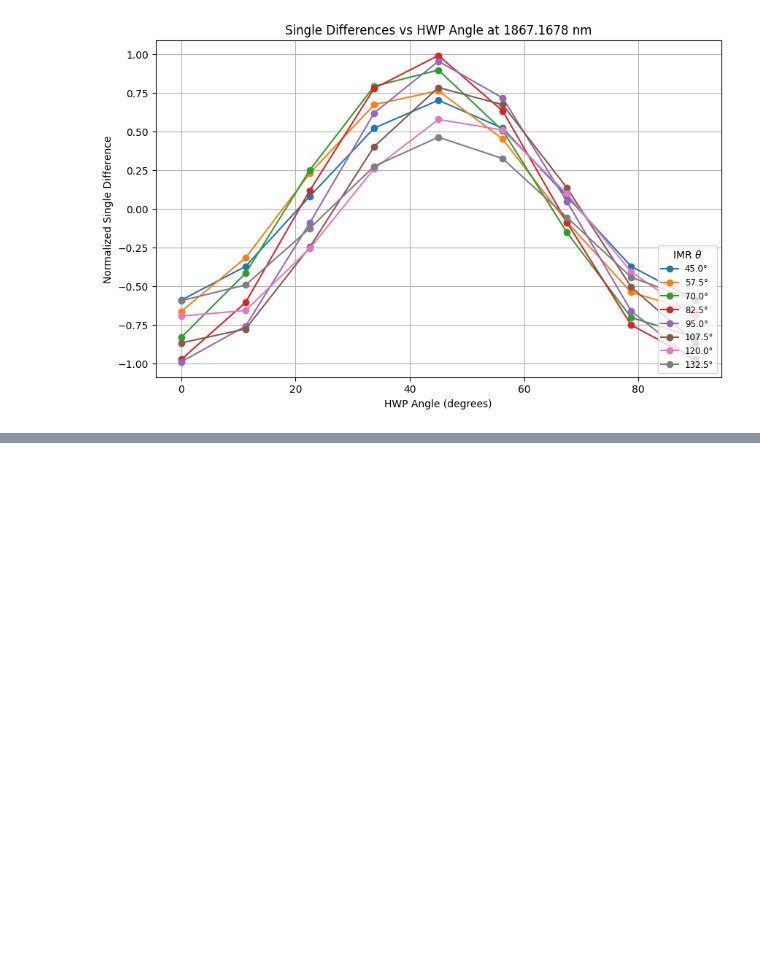
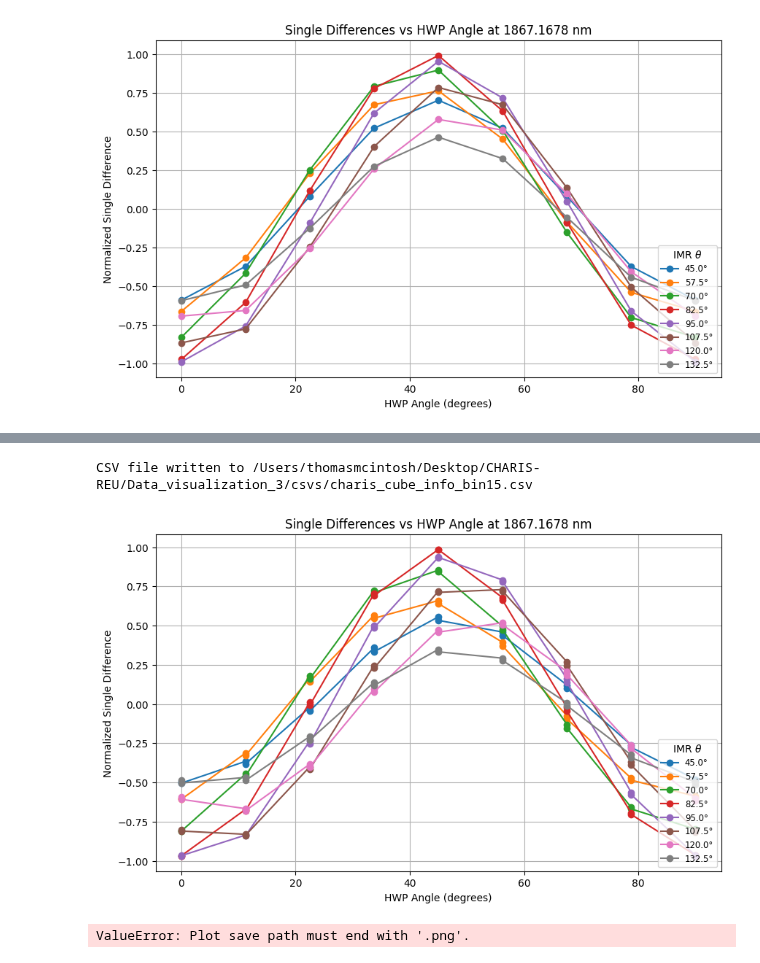
Before and after one commit to UCSB-Exoplanet-Polarimetry-Lab/pyPolCal, a Jupyter notebook: CHARIS/mueller_modeling.ipynb, the cells around one changed output, grey strips where cells are left out. Saved outputs shown, nothing was run; the diff lists cells and outputs as text; code cells hidden in the pictures; blank space fills up the shorter version.

```diff
--- a/CHARIS/mueller_modeling.ipynb
+++ b/CHARIS/mueller_modeling.ipynb
@@ -267,0 +311,9 @@ plt.plot(np.linspace(0,90,9), -diffs, 'o-')
+# %%
+write_fits_info_to_csv('/Users/thomasmcintosh/Desktop/CHARIS-REU/Cubes_3/cubes','/Users/thomasmcintosh/Desktop/CHARIS-REU/Raw_3/internal-cal', '/Users/thomasmcintosh/Desktop/CHARIS-REU/Data_visualization_3/csvs/charis_cube_info_bin15.csv', 15)
+# %% [output]
+CSV file written to /Users/thomasmcintosh/Desktop/CHARIS-REU/Data_visualization_3/csvs/charis_cube_info_bin15.csv
+# %%
+plot_single_differences('/Users/thomasmcintosh/Desktop/CHARIS-REU/Data_visualization_3/csvs/charis_cube_info_bin14.csv', 'CHARIS')
+# %% [output]
+[figure, added]
+ValueError: Plot save path must end with '.png'.
```
Also changed, not shown: parts of 5 cells of this notebook, 1 other file.
